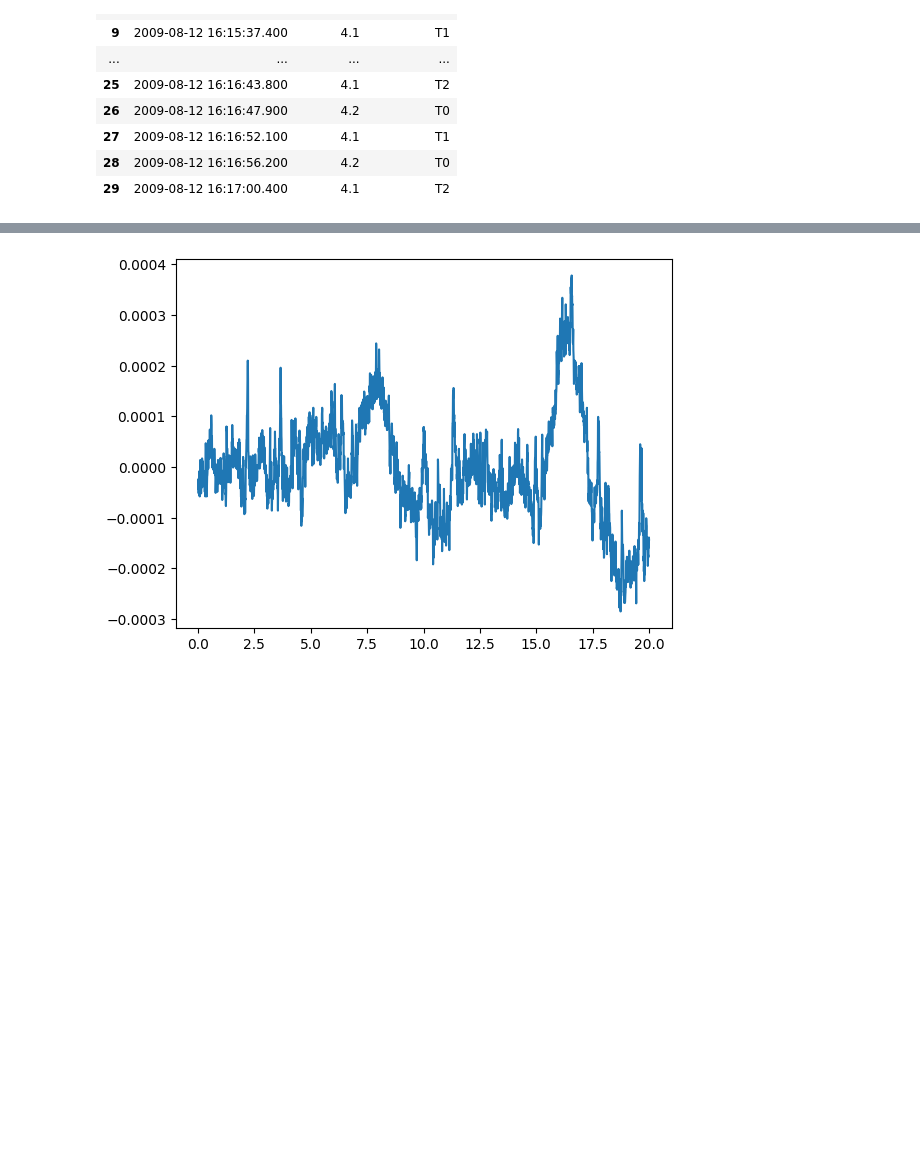
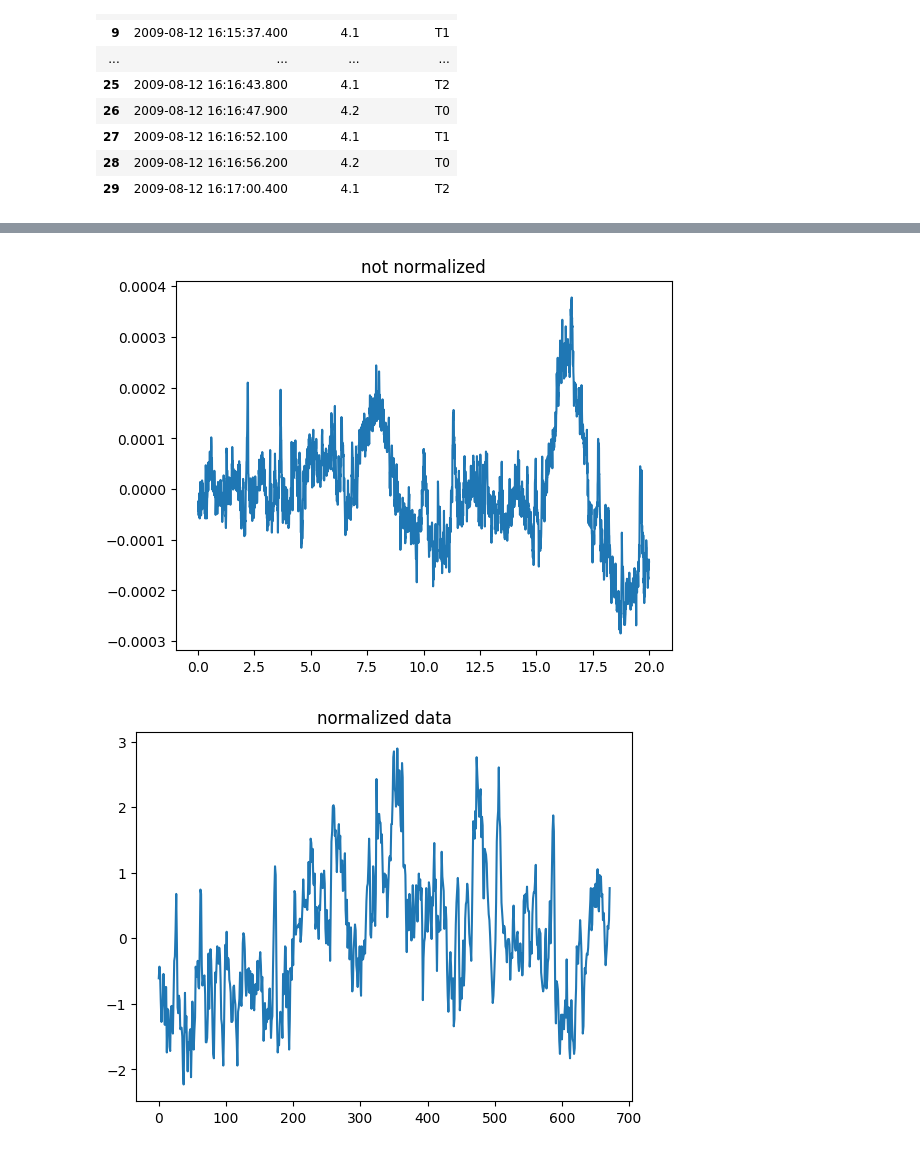
Before and after one commit to sankiks/BCI, a Jupyter notebook: BCI.ipynb, the cells around one changed output, grey strips where cells are left out. Cells and saved outputs as stored; diff of their text form; code cells hidden in the pictures; blank space fills up the shorter version.

```diff
--- a/BCI.ipynb
+++ b/BCI.ipynb
@@ -107,3 +107,9 @@ channel names:  ['Fc5.', 'Fc3.', 'Fc1.', 'Fcz.', 'Fc2.', 'Fc4.', 'Fc6.', 'C5..',
 | 27 | 2009-08-12 16:16:52.100 | 4.1 | T1 |
 | 28 | 2009-08-12 16:16:56.200 | 4.2 | T0 |
 | 29 | 2009-08-12 16:17:00.400 | 4.1 | T2 |
+# %%
+events_=mne.events_from_annotations(raw)
+counter=0
+for i in events_[0]:
+    print(f"number is {counter +1}: ",i)
+    counter +=1
@@ -109,0 +165,18 @@ channel names:  ['Fc5.', 'Fc3.', 'Fc1.', 'Fcz.', 'Fc2.', 'Fc4.', 'Fc6.', 'C5..',
+# %%
+edffiles=r"C:\Users\johan\Documents\Documents\School\advanced machine learning\PROJECT\BCI"
+lr=[3,7,11]
+ilr=[4,8,12]
+ff=[5,9,13]
+iff=[6,10,14]
+movements=[lr,ilr,ff,iff]
+mov_str=['lr','ilr','ff','iff']
+X=[]
+y=[]
+for m,sr in zip(movements,mov_str):
+    paths=eegbci.load_data(subjects=[1], runs=m,path=edffiles, update_path=True)
+    for path in paths:
+        Xs,ys=get_X_y(path,sr)
+        X.extend(Xs)
+        y.extend(ys)
+
+len(y)
@@ -110 +187,6 @@ channel names:  ['Fc5.', 'Fc3.', 'Fc1.', 'Fcz.', 'Fc2.', 'Fc4.', 'Fc6.', 'C5..',
+# %%
+for i in range (len(X)):
+    mean=np.mean(X[i],axis=1,keepdims=True)
+    std=np.std(X[i],axis=1,keepdims=True)
+    X[i]=(X[i]-mean)/std
 # %%
@@ -122,10 +201,17 @@ plt.show()
 # %%
 data=raw.get_data()
 ch_1=data[0]
+
 hs=160
 n=np.arange(1, 3201)
 n=n/hs # set seconds
 plt.plot(n,ch_1[:3200]) # first 20 seconds = 160 X 20
+plt.title("not normalized")
 plt.show()
+
+plt.plot(X[0][0][:3200])
+plt.title("normalized data")
+plt.show()
 # %% [output]
-[figure, old version]
+[figure, new version]
+[figure, added]
```
Also changed, not shown: parts of 20 cells of this notebook.
